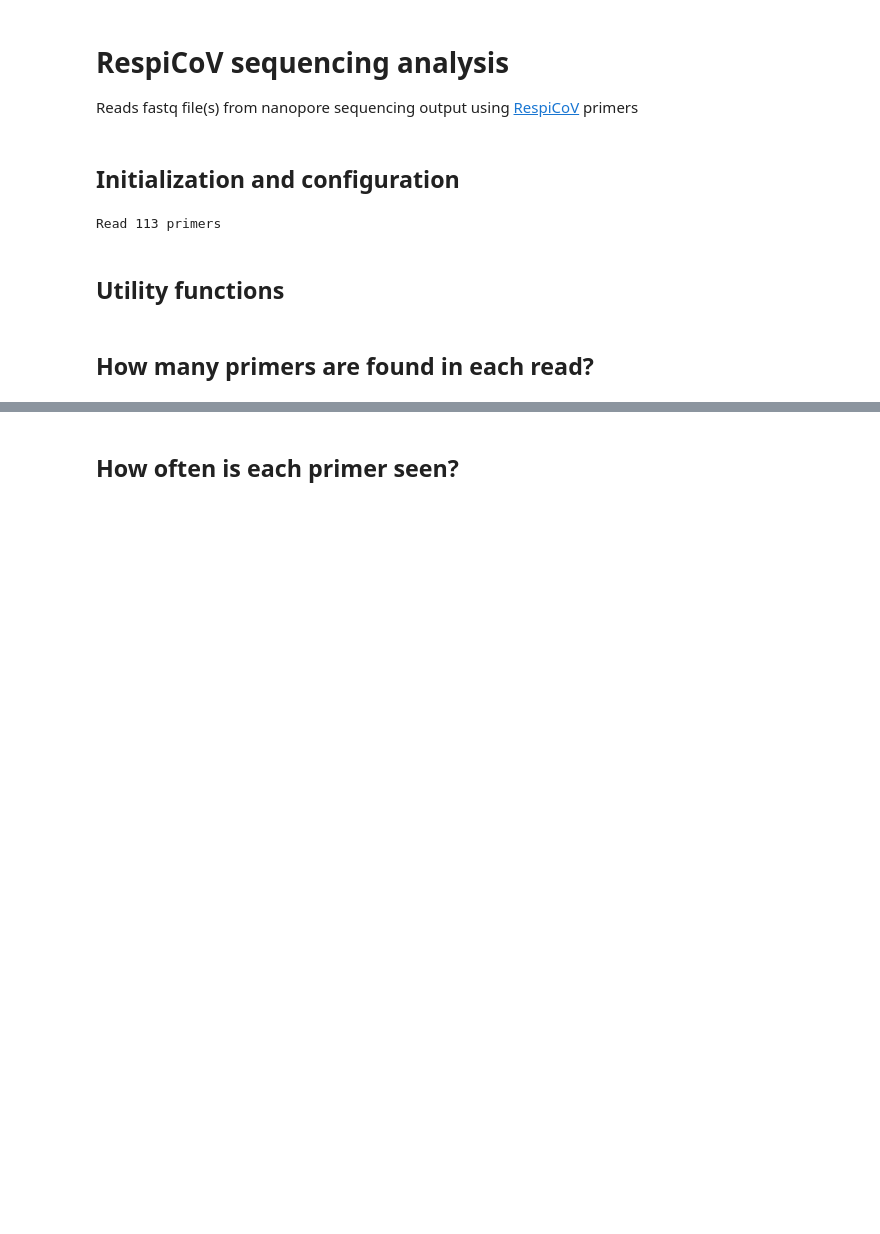
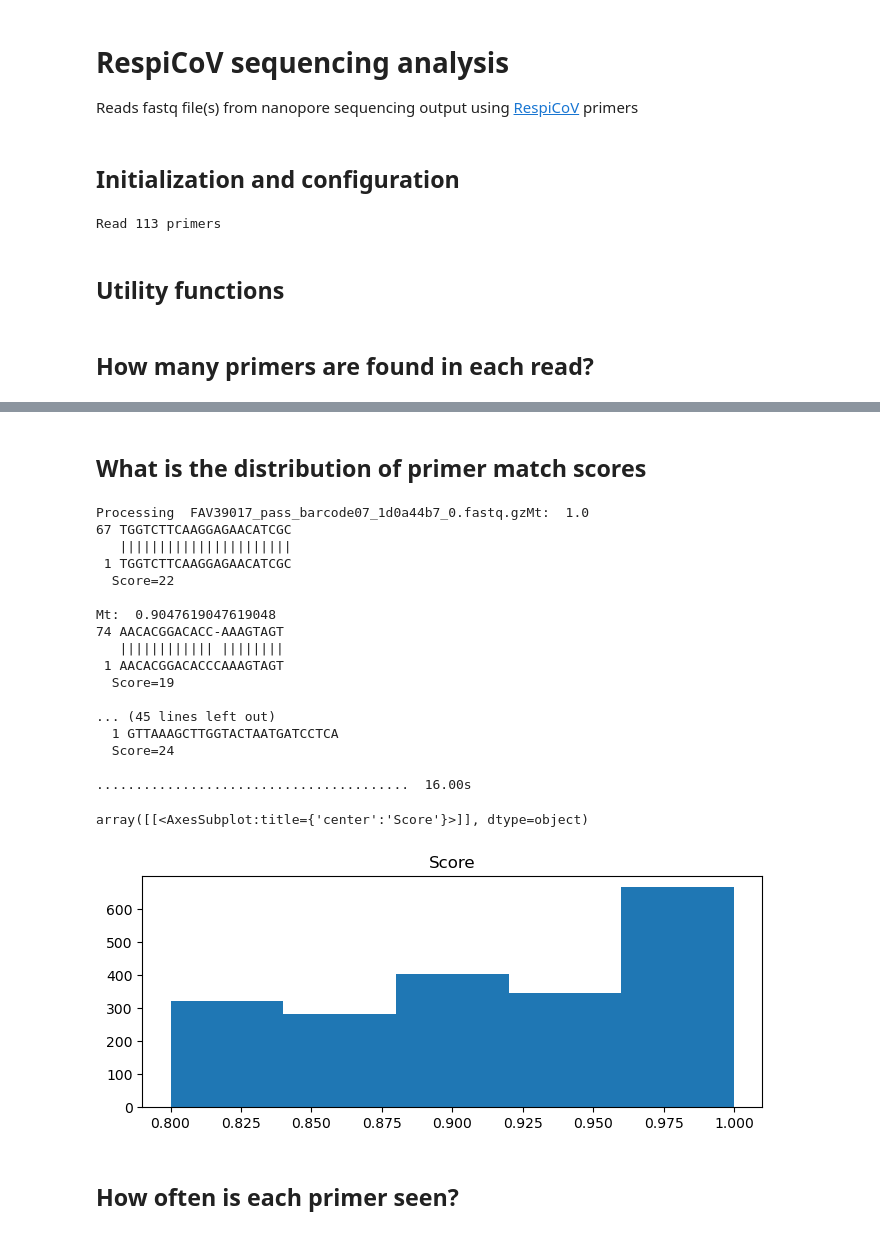
Before and after one commit to RByers/RespiCov-analyze, a Jupyter notebook: AnalyzeRespiCov.ipynb, the cells around one changed output, grey strips where cells are left out. Drawn from its saved outputs; the diff is of its cells as text; code cells hidden in the pictures; blank space fills up the shorter version.

```diff
--- a/AnalyzeRespiCov.ipynb
+++ b/AnalyzeRespiCov.ipynb
@@ -130,6 +130,37 @@ Mt:  0.9047619047619048
 | 8 | 6 | 0.74 |
 | 9 | 2 | 0.25 |
 | 10 | 2 | 0.25 |
+# %% [markdown]
+## What is the distribution of primer match scores
+# %%
+from collections import Counter
+
+mrs = []
+for (record, hits) in getPrimerMatches("barcode07"):
+    for hit in hits:
+        mrs.append(hit.score / len(hit.primer))
+
+pd.DataFrame({'Score': mrs}).hist(figsize=(8,3), bins=5, grid=False)
+# %% [output]
+Processing  FAV39017_pass_barcode07_1d0a44b7_0.fastq.gzMt:  1.0
+67 TGGTCTTCAAGGAGAACATCGC
+   ||||||||||||||||||||||
+ 1 TGGTCTTCAAGGAGAACATCGC
+  Score=22
+
+Mt:  0.9047619047619048
+74 AACACGGACACC-AAAGTAGT
+   |||||||||||| ||||||||
+ 1 AACACGGACACCCAAAGTAGT
+  Score=19
+
+... (45 lines left out)
+  1 GTTAAAGCTTGGTACTAATGATCCTCA
+  Score=24
+
+........................................  16.00s
+array([[<AxesSubplot:title={'center':'Score'}>]], dtype=object)
+[figure, added]
 # %% [markdown]
 ## How often is each primer seen?
 # %%
```
Also changed, not shown: parts of 3 cells of this notebook.
